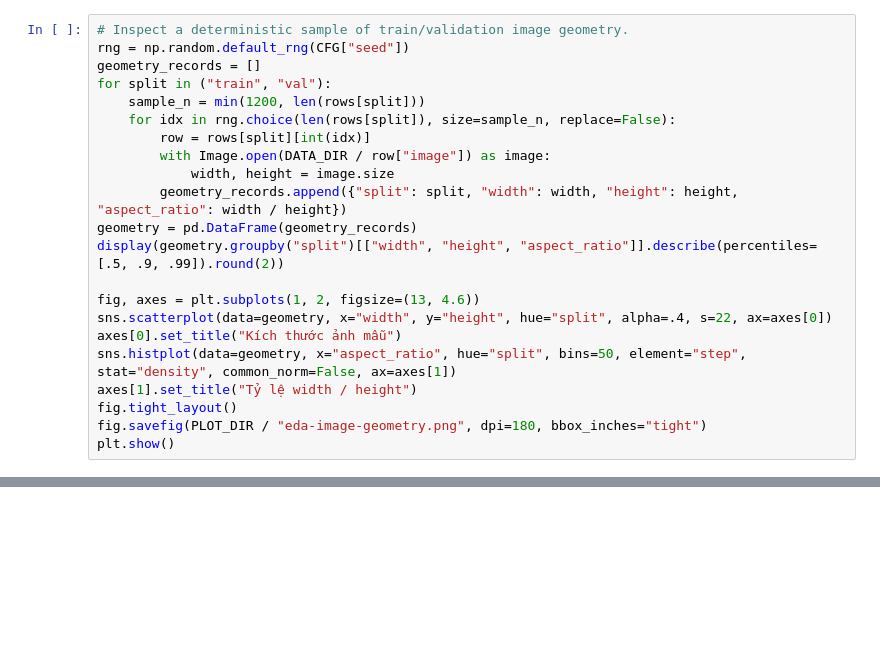
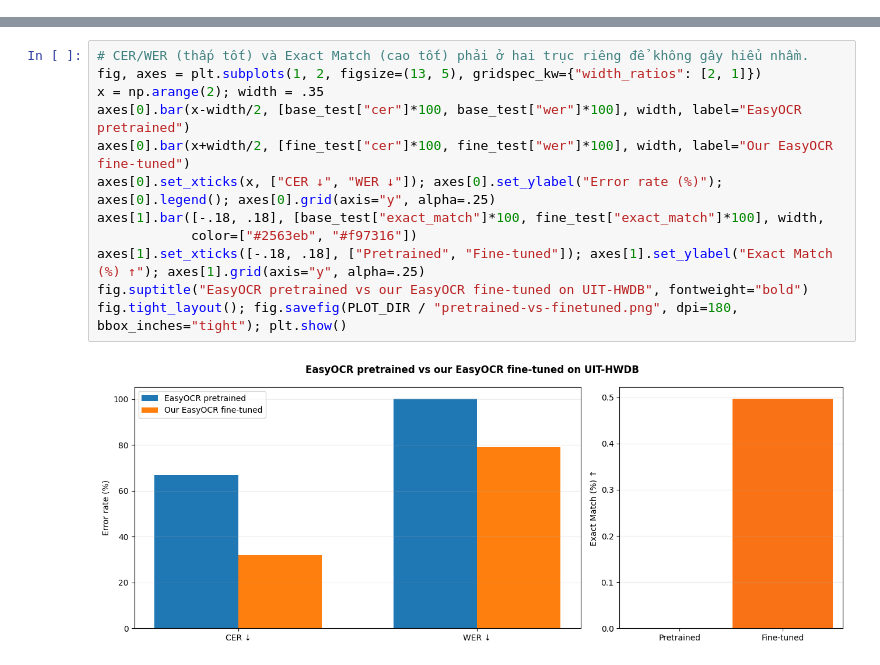
Before and after one commit to taiiswibu/VietdocOCR_fine_tuning, a Jupyter notebook: notebooks/01_kaggle_finetune.ipynb, the cells around one changed output, grey strips where cells are left out. Saved outputs shown, nothing was run; the diff lists cells and outputs as text; blank space fills up the shorter version.

```diff
--- a/notebooks/01_kaggle_finetune.ipynb
+++ b/notebooks/01_kaggle_finetune.ipynb
@@ -365,22 +0,0 @@ plt.show()
-# %%
-# Inspect a deterministic sample of train/validation image geometry.
-rng = np.random.default_rng(CFG["seed"])
-geometry_records = []
-for split in ("train", "val"):
-    sample_n = min(1200, len(rows[split]))
-    for idx in rng.choice(len(rows[split]), size=sample_n, replace=False):
-        row = rows[split][int(idx)]
-        with Image.open(DATA_DIR / row["image"]) as image:
-            width, height = image.size
-        geometry_records.append({"split": split, "width": width, "height": height, "aspect_ratio": width / height})
-geometry = pd.DataFrame(geometry_records)
-display(geometry.groupby("split")[["width", "height", "aspect_ratio"]].describe(percentiles=[.5, .9, .99]).round(2))
-
-fig, axes = plt.subplots(1, 2, figsize=(13, 4.6))
-sns.scatterplot(data=geometry, x="width", y="height", hue="split", alpha=.4, s=22, ax=axes[0])
-axes[0].set_title("Kích thước ảnh mẫu")
-sns.histplot(data=geometry, x="aspect_ratio", hue="split", bins=50, element="step", stat="density", common_norm=False, ax=axes[1])
-axes[1].set_title("Tỷ lệ width / height")
-fig.tight_layout()
-fig.savefig(PLOT_DIR / "eda-image-geometry.png", dpi=180, bbox_inches="tight")
-plt.show()
@@ -852,0 +673,14 @@ Một câu CV trung thực có thể dùng sau khi có kết quả:
+# %%
+# CER/WER (thấp tốt) và Exact Match (cao tốt) phải ở hai trục riêng để không gây hiểu nhầm.
+fig, axes = plt.subplots(1, 2, figsize=(13, 5), gridspec_kw={"width_ratios": [2, 1]})
+x = np.arange(2); width = .35
+axes[0].bar(x-width/2, [base_test["cer"]*100, base_test["wer"]*100], width, label="EasyOCR pretrained")
+axes[0].bar(x+width/2, [fine_test["cer"]*100, fine_test["wer"]*100], width, label="Our EasyOCR fine-tuned")
+axes[0].set_xticks(x, ["CER ↓", "WER ↓"]); axes[0].set_ylabel("Error rate (%)"); axes[0].legend(); axes[0].grid(axis="y", alpha=.25)
+axes[1].bar([-.18, .18], [base_test["exact_match"]*100, fine_test["exact_match"]*100], width,
+            color=["#2563eb", "#f97316"])
+axes[1].set_xticks([-.18, .18], ["Pretrained", "Fine-tuned"]); axes[1].set_ylabel("Exact Match (%) ↑"); axes[1].grid(axis="y", alpha=.25)
+fig.suptitle("EasyOCR pretrained vs our EasyOCR fine-tuned on UIT-HWDB", fontweight="bold")
+fig.tight_layout(); fig.savefig(PLOT_DIR / "pretrained-vs-finetuned.png", dpi=180, bbox_inches="tight"); plt.show()
+# %% [output]
+[figure, added]
```
Also changed, not shown: parts of 78 cells of this notebook, 4 other files.
